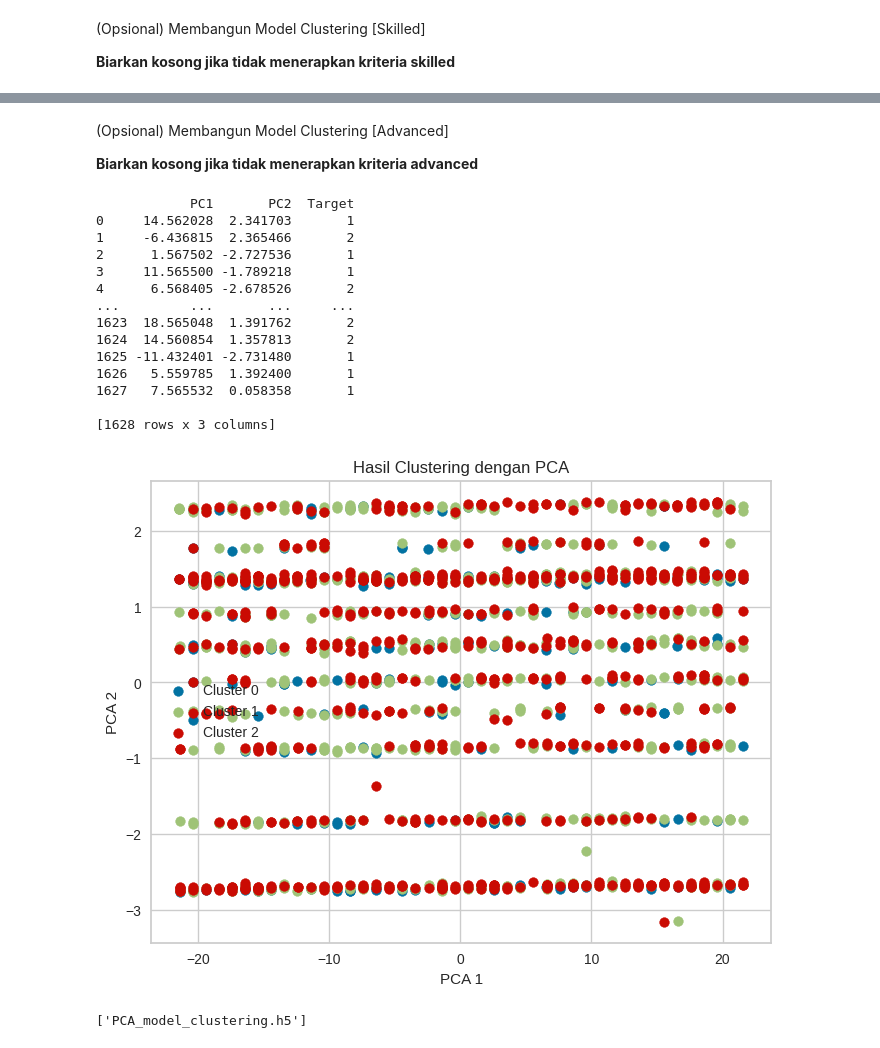
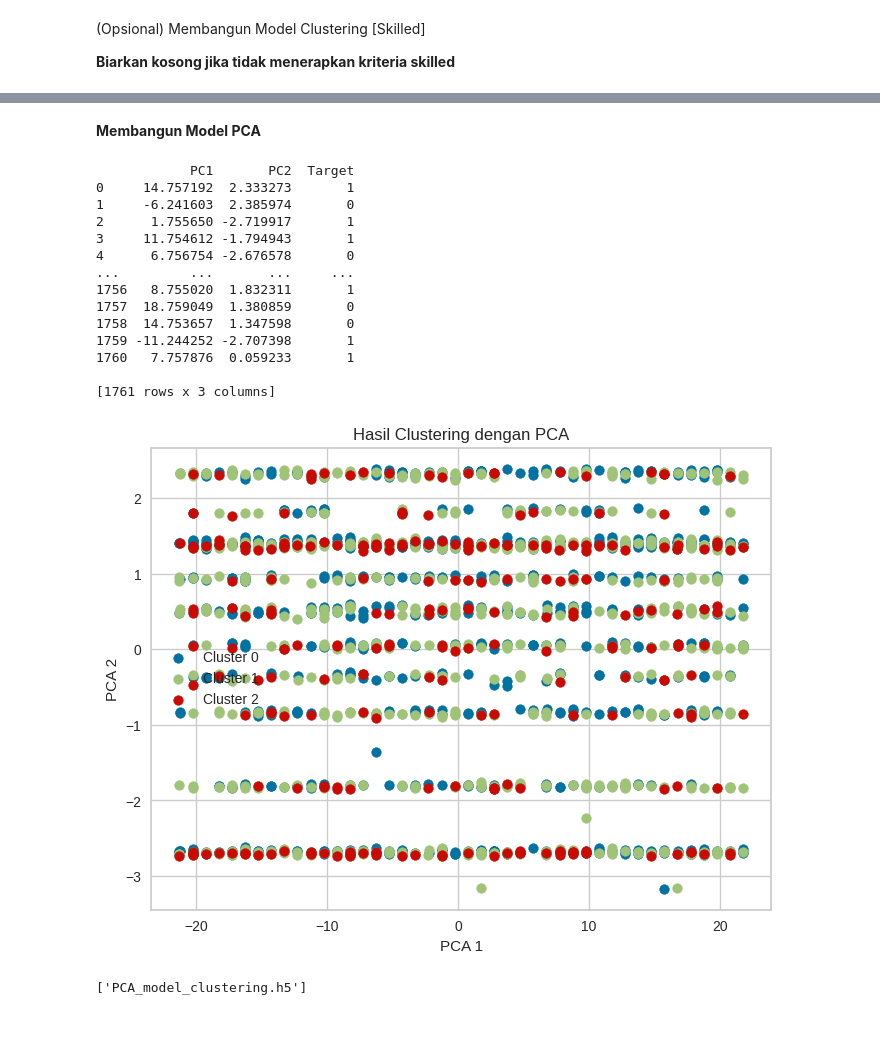
Before and after one commit to adimemes/Clustering, a Jupyter notebook: [Clustering]_Submission_Akhir_BMLP_I_Kadek_Adi_Memes_Subagia.ipynb, the cells around one changed output, grey strips where cells are left out. Drawn from its saved outputs; the diff is of its cells as text; code cells hidden in the pictures.

```diff
--- a/[Clustering]_Submission_Akhir_BMLP_I_Kadek_Adi_Memes_Subagia.ipynb
+++ b/[Clustering]_Submission_Akhir_BMLP_I_Kadek_Adi_Memes_Subagia.ipynb
@@ -214,2 +235,2 @@ Bank_data.head(5)
 # %%
-Bank_data = Bank_data.drop(['TransactionID', 'AccountID', 'DeviceID',  'IP Address', 'MerchantID' ], axis=1, errors='ignore')
+Bank_data = Bank_data.drop(['TransactionID', 'AccountID', 'DeviceID',  'IP Address', 'MerchantID', 'TransactionDate', 'PreviousTransactionDate', 'LoginAttempts' ], axis=1, errors='ignore')
@@ -509,44 +526,39 @@ Centroid 3: Annual Income = 0.13, Spending Score = 0.46
-# %% [markdown]
-(Opsional) Membangun Model Clustering [Advanced]
-
-**Biarkan kosong jika tidak menerapkan kriteria advanced**
+# %% [markdown]
+**Membangun Model PCA**
 # %%
 # Membangun model menggunakan PCA.
-# Membangun model menggunakan PCA.
 pca = PCA(n_components=2)
-# Exclude the datetime columns before applying PCA
-Bank_data_numeric = Bank_data.drop(columns=['TransactionDate', 'PreviousTransactionDate'])
-Bank_data_pca = pca.fit_transform(Bank_data_numeric)
+Bank_data_pca = pca.fit_transform(Bank_data)
 pca_result = pd.DataFrame(data=Bank_data_pca, columns=['PC1', 'PC2'])
 pca_result['Target'] = model_kmeans.labels_
 print(pca_result)
 
 plt.figure(figsize=(8, 6))
 for cluster in range(3):
     cluster_data = pca_result[pca_result['Target'] == cluster]
     plt.scatter(cluster_data.iloc[:, 0], cluster_data.iloc[:, 1], label=f'Cluster {cluster}')
 
 plt.xlabel('PCA 1')
 plt.ylabel('PCA 2')
 plt.title('Hasil Clustering dengan PCA')
 plt.legend()
 plt.show()
 # %% [output]
             PC1       PC2  Target
-0     14.562028  2.341703       1
-1     -6.436815  2.365466       2
-2      1.567502 -2.727536       1
-3     11.565500 -1.789218       1
-4      6.568405 -2.678526       2
+0     14.757192  2.333273       1
+1     -6.241603  2.385974       0
+2      1.755650 -2.719917       1
+3     11.754612 -1.794943       1
+4      6.756754 -2.676578       0
 ...         ...       ...     ...
-1623  18.565048  1.391762       2
-1624  14.560854  1.357813       2
-1625 -11.432401 -2.731480       1
-1626   5.559785  1.392400       1
-1627   7.565532  0.058358       1
+1756   8.755020  1.832311       1
+1757  18.759049  1.380859       0
+1758  14.753657  1.347598       0
+1759 -11.244252 -2.707398       1
+1760   7.757876  0.059233       1
 
-[1628 rows x 3 columns]
+[1761 rows x 3 columns]
-[figure, old version]
+[figure, new version]
 # %%
 # Simpan model PCA sebagai perbandingan dengan menjalankan cell code ini joblib.dump(model,"PCA_model_clustering.h5")
 # joblib.dump(___, "PCA_model_clustering.h5")
```
Also changed, not shown: parts of 47 cells of this notebook.
